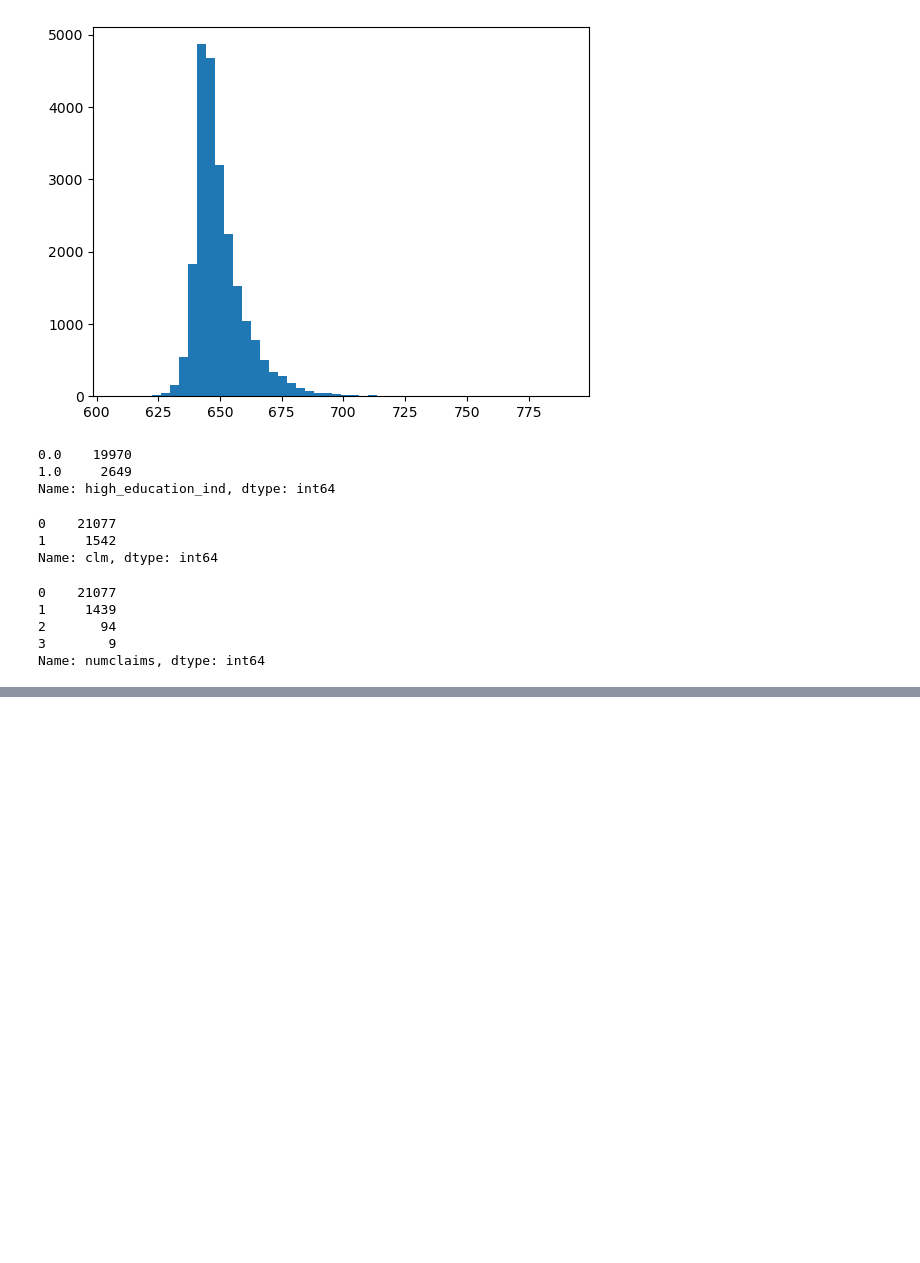
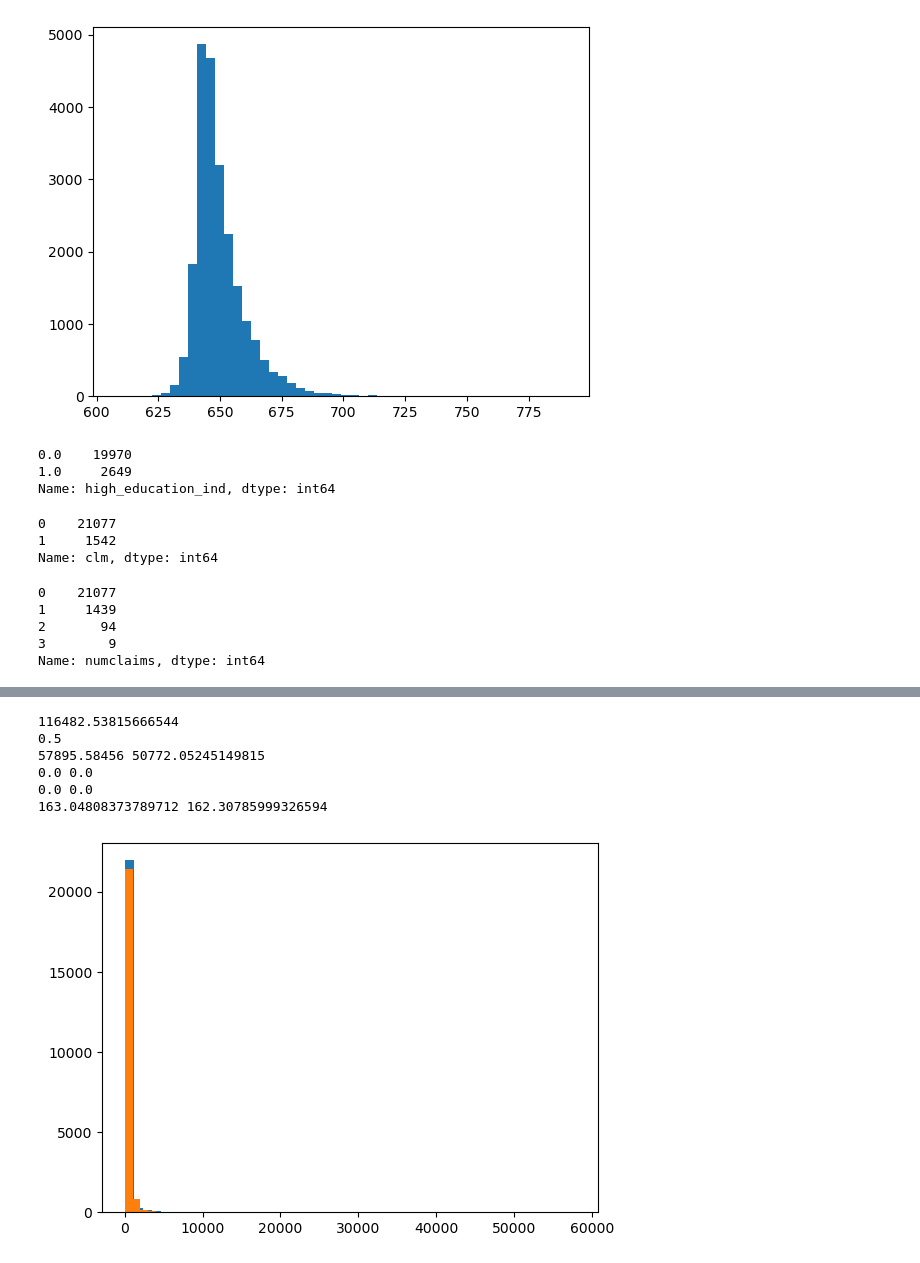
Before and after one commit to ethanp55/insurance_claim_prediction, a Jupyter notebook: main.ipynb, the cells around one changed output, grey strips where cells are left out. Cells and saved outputs as stored; diff of their text form; code cells hidden in the pictures; blank space fills up the shorter version.

```diff
--- a/main.ipynb
+++ b/main.ipynb
@@ -316,0 +736,6 @@ def calculate_normalized_gini_regression(true_values, predicted_values):
+# %%
+cost_balanced_df = pd.concat([majority_class, oversampled_minority])
+cost_balanced_df = cost_balanced_df.sample(frac=1)
+cost_balanced_df.reset_index(drop=True, inplace=True)
+
+cost_balanced_df[cost_balanced_df['claimcst0'] == 0].shape
@@ -316,0 +744,5 @@ def calculate_normalized_gini_regression(true_values, predicted_values):
+# %%
+cost_x, cost_y = cost_balanced_df.drop(columns=['claimcst0']), cost_balanced_df['claimcst0']
+
+print(cost_x.shape)
+print(cost_y.shape)
@@ -316,0 +752,4 @@ def calculate_normalized_gini_regression(true_values, predicted_values):
+# %%
+cost_x_train, cost_x_test, cost_y_train, cost_y_test = train_test_split(cost_x, cost_y, test_size=1 / 3)
+
+print(cost_x_train.shape, cost_x_test.shape, cost_y_train.shape, cost_y_test.shape)
@@ -316,0 +758,2 @@ def calculate_normalized_gini_regression(true_values, predicted_values):
+# %%
+original_cost_x, original_cost_y = cost_df.drop(columns=['claimcst0']), cost_df['claimcst0']
@@ -316,0 +818,21 @@ def calculate_normalized_gini_regression(true_values, predicted_values):
+# %%
+original_cost_rf_pred = cost_rf_model.predict(original_cost_x)
+
+print(mean_squared_error(original_cost_y, original_cost_rf_pred))
+print(calculate_normalized_gini_regression(original_cost_y, original_cost_rf_pred))
+print(original_cost_y.max(), original_cost_rf_pred.max())
+print(original_cost_y.min(), original_cost_rf_pred.min())
+print(np.median(original_cost_y), np.median(original_cost_rf_pred))
+print(original_cost_y.mean(), original_cost_rf_pred.mean())
+
+plt.hist(original_cost_y, bins=50)
+plt.hist(original_cost_rf_pred, bins=50)
+plt.show()
+# %% [output]
+116482.53815666544
+0.5
+57895.58456 50772.05245149815
+0.0 0.0
+0.0 0.0
+163.04808373789712 162.30785999326594
+[figure, added]
```
Also changed, not shown: parts of 52 cells of this notebook, 1 other file.
